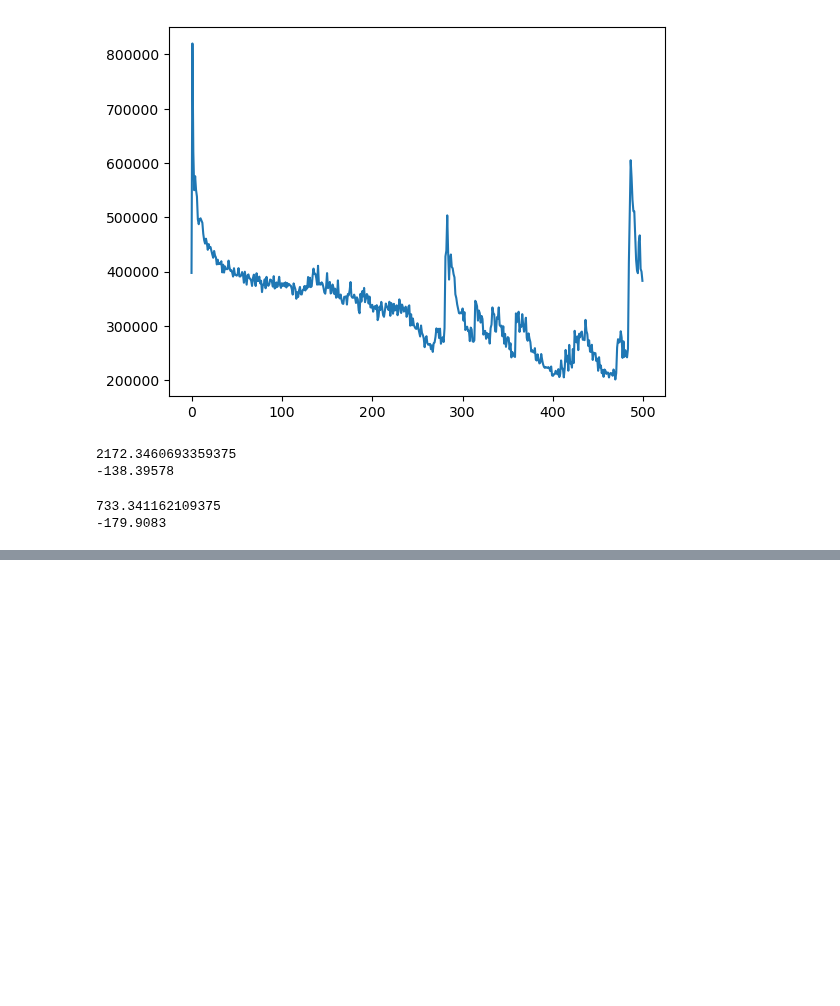
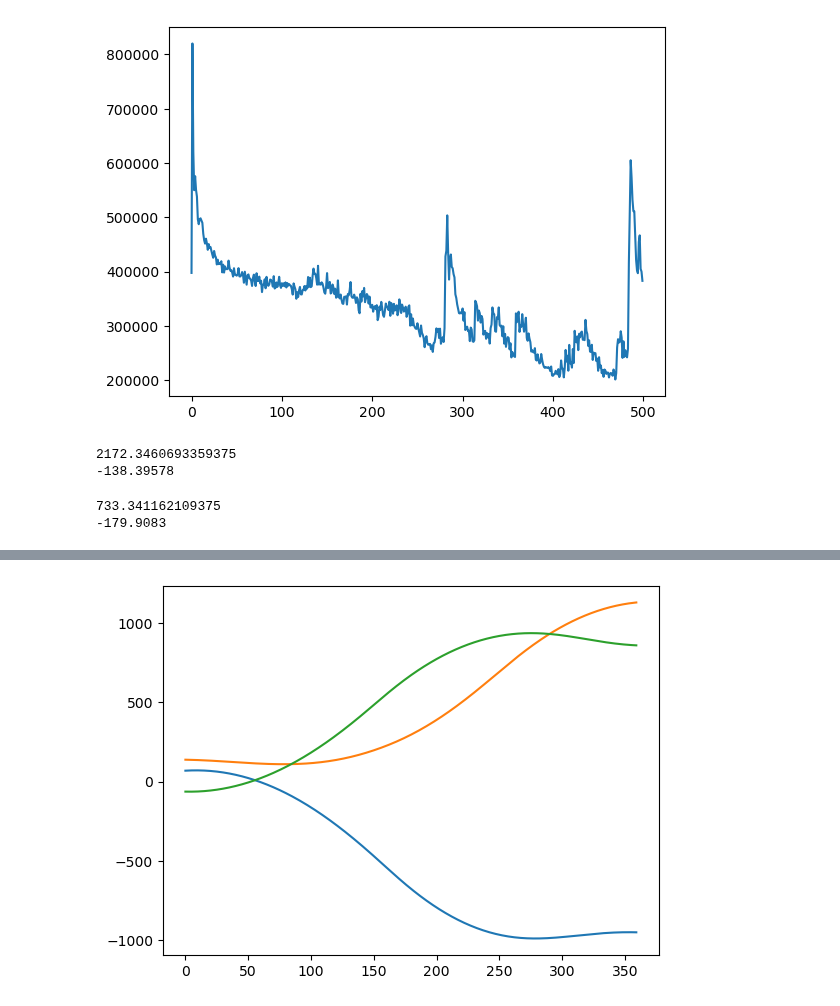
Before and after one commit to liziyao99/multi-debris-avoidance, a Jupyter notebook: H2Test.ipynb, the cells around one changed output, grey strips where cells are left out. Saved outputs shown, nothing was run; the diff lists cells and outputs as text; code cells hidden in the pictures; blank space fills up the shorter version.

```diff
--- a/H2Test.ipynb
+++ b/H2Test.ipynb
@@ -140,3 +140,27 @@ td, v = mt.main_trainer.h1Sim(None)
 td["states"][:,:,:3]
 # %%
 mt.debug()
+# %%
+import numpy as np
+from env.propagators.hierarchicalPropagator import H2CWDePropagator
+from agent.agent import H2Agent
+from trainer.trainer import H2TreeTrainer
+prop = H2CWDePropagator(3, device="cuda", h1_step=10, h2_step=360)
+h1out_ub = [ 1000]*3 + [ 3.6]*3
+h1out_lb = [-1000]*3 + [-3.6]*3
+h2out_ub = [ 0.06]*3
+h2out_lb = [-0.06]*3
+agent = H2Agent(obs_dim=prop.obs_dim,
+                h1obs_dim=prop.obs_dim,
+                h2obs_dim=6,
+                h1out_dim=prop.h1_action_dim,
+                h2out_dim=prop.h2_action_dim,
+                h1a_hiddens=[512]*8,
+                h2a_hiddens=[512]*8,
+                h1c_hiddens=[512]*8,
+                h1out_ub=h1out_ub,
+                h1out_lb=h1out_lb,
+                h2out_ub=h2out_ub,
+                h2out_lb=h2out_lb,
+                device="cuda")
+T = H2TreeTrainer(prop, agent,)
@@ -142,0 +171,9 @@ mt.debug()
+# %%
+state0 = prop.randomInitStates(1)
+td, state, _, h1action, _, _, _  = T.h2Sim(state0, prop_with_grad=False)
+# %%
+import matplotlib.pyplot as plt
+plt.plot(td["states"][:,0,:3].detach().cpu().numpy())
+plt.show()
+# %% [output]
+[figure, added]
```
Also changed, not shown: parts of 6 cells of this notebook, 7 other files.
